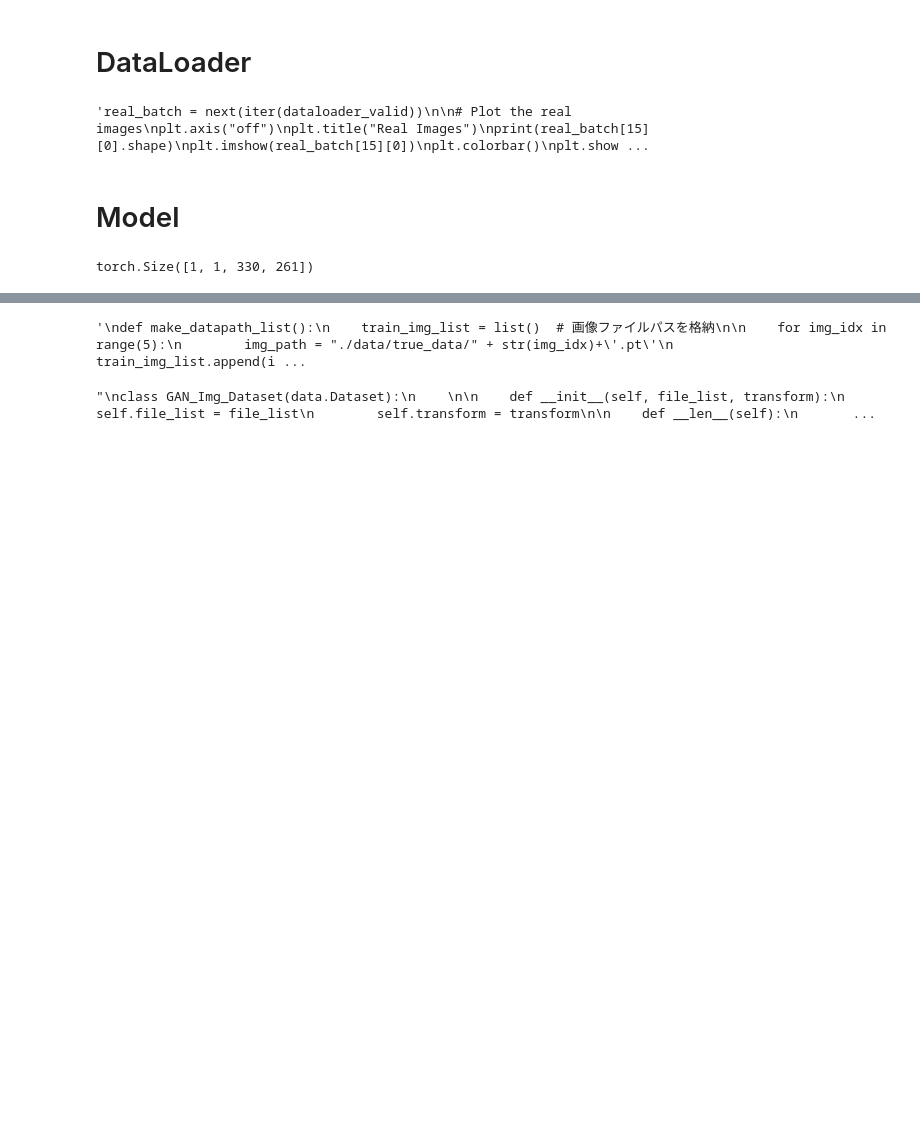
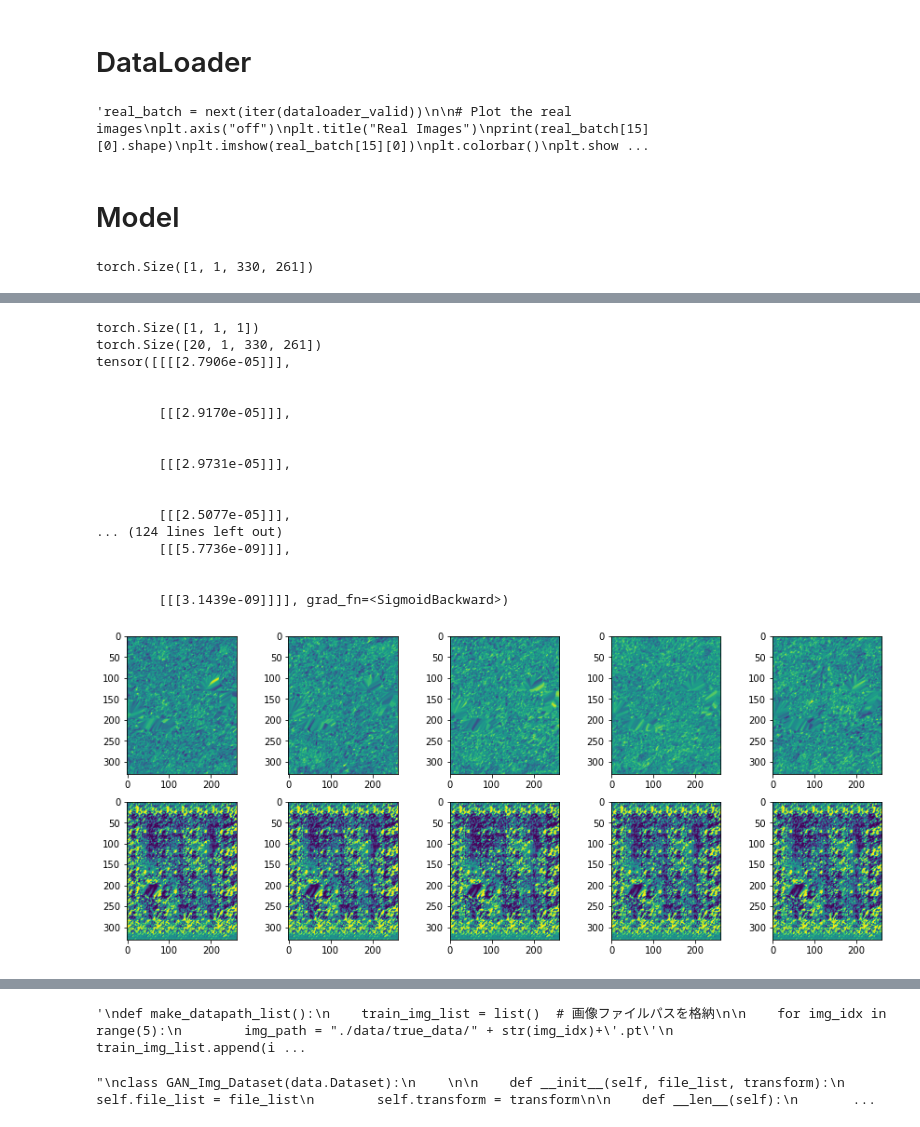
Before and after one commit to KZ-2002/pytorch, a Jupyter notebook: SAGAN_fmri.ipynb, the cells around one changed output, grey strips where cells are left out. Drawn from its saved outputs; the diff is of its cells as text; code cells hidden in the pictures; blank space fills up the shorter version.

```diff
--- a/SAGAN_fmri.ipynb
+++ b/SAGAN_fmri.ipynb
@@ -461,0 +269,4 @@ torch.Size([1, 1, 330, 261])
+# %%
+for i in range(10):
+    i+=1
+    print(i)
@@ -461,0 +527,55 @@ torch.Size([1, 1, 330, 261])
+# %%
+#入力の乱数生成
+batch_size=8
+nz=20
+fixed_z=torch.randn(batch_size,nz*1)
+fixed_z=fixed_z.view(batch_size,nz,1,1)
+
+#画像生成
+G_update.eval().cpu()
+fake_images=G_update(fixed_z)
+
+#訓練データ
+batch_iterator=iter(dataloader_train)
+imgs=next(batch_iterator)#1番目の要素を取り出す
+
+#出力
+fig=plt.figure(figsize=(15,6))
+for i in range(0,5):
+    #上段に訓練データ
+    plt.subplot(2,5,i+1)
+    plt.imshow(imgs[i][0].cpu().detach().numpy())
+
+    #下段に生成データ
+    plt.subplot(2,5,5+i+1)
+    plt.imshow(fake_images[i][0].cpu().detach().numpy())
+
+#D=Discriminator(DIM=64)####################
+D_update.eval().cpu()
+d_out=D_update(fake_images.cpu())
+d_true=D_update(imgs)
+p_500=D_update(images_check[0].cpu().view(-1,1,330,261))
+print(d_out[0].shape)
+print(images_check[1].shape)
+print(nn.Sigmoid()(d_out))#
+print(nn.Sigmoid()(d_true))
+print(nn.Sigmoid()(p_500))
+# %% [output]
+torch.Size([1, 1, 1])
+torch.Size([20, 1, 330, 261])
+tensor([[[[2.7906e-05]]],
+
+
+        [[[2.9170e-05]]],
+
+
+        [[[2.9731e-05]]],
+
+
+        [[[2.5077e-05]]],
+... (124 lines left out)
+        [[[5.7736e-09]]],
+
+
+        [[[3.1439e-09]]]], grad_fn=<SigmoidBackward>)
+[figure, added]
```
Also changed, not shown: parts of 21 cells of this notebook, 1 other file.
